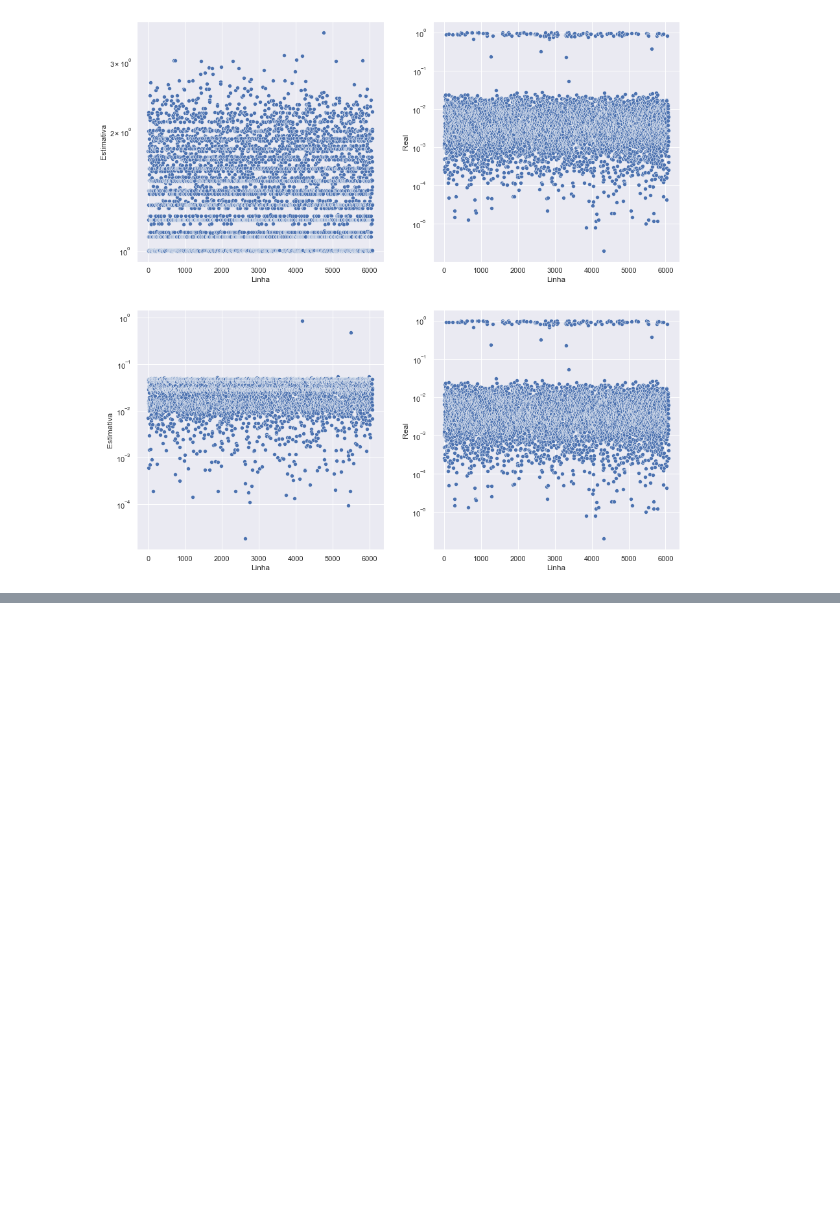
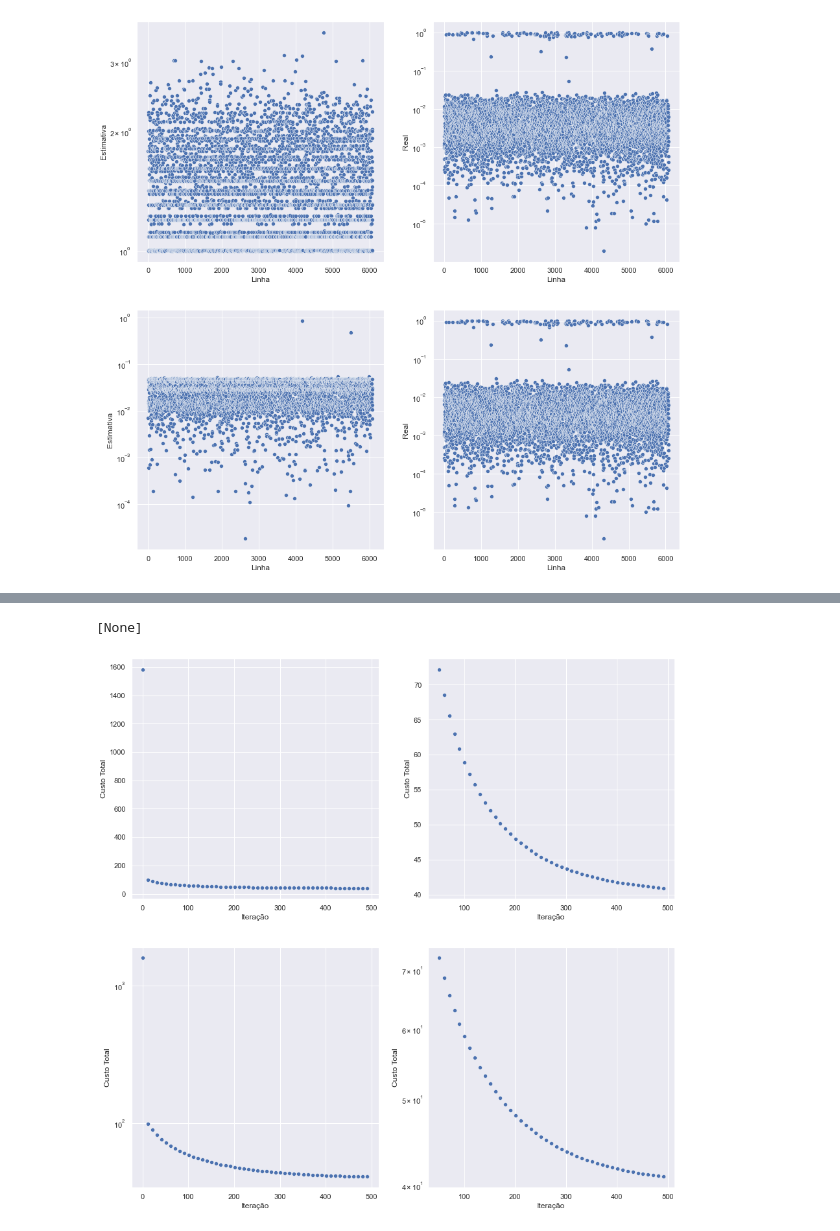
Before and after one commit to smcgustavo/Gradient-descent, a Jupyter notebook: Gradiente Descendente.ipynb, the cells around one changed output, grey strips where cells are left out. Drawn from its saved outputs; the diff is of its cells as text; code cells hidden in the pictures; blank space fills up the shorter version.

```diff
--- a/Gradiente Descendente.ipynb
+++ b/Gradiente Descendente.ipynb
@@ -143,0 +156,45 @@ sns.scatterplot(data = dados_grafico4, x="Linha", y="Real", ax=axes[1,1]).set(ys
+# %%
+#Colunas selecionadas para o DF
+categorias_matriz = ["fixed_acidity","volatile_acidity","citric_acid","residual_sugar","chlorides","free_sulfur_dioxide","total_sulfur_dioxide","density","pH","sulphates","alcohol"]
+matriz_x_v = np.array(vinhos[categorias_matriz], dtype=float)
+
+#Normalizando a matriz
+for x in range(0, len(categorias_matriz)):
+    matriz_x_v.T[x] = (matriz_x_v.T[x] - matriz_x_v.T[x].min()) / (matriz_x_v.T[x].max() - matriz_x_v.T[x].min())
+
+#Normalizando vetor resultados
+vetor_y_v = np.array(vinhos['quality'], dtype=float)
+vetor_y_v = (vetor_y_v - vetor_y_v.min()) / (vetor_y_v.max() - vetor_y_v.min())
+# %%
+#Obtendo o número de thetas - 1
+tamanho = matriz_x_v.shape[1]
+#Criando thetas em valor padrão
+thetas = np.ones(shape= tamanho + 1,dtype=float)
+# %%
+thetas, eixo_x_v, eixo_y_v = gradiente(iteracoes = 500, alpha = 0.2, beta = 0.1,x = matriz_x_v, y = vetor_y_v, theta = thetas)
+# %%
+#Dicionários para gerar os dataframes
+dicionario_v = {"Iteração" : eixo_x_v, "Custo Total" : eixo_y_v}
+dicionario2_v = {"Iteração" : eixo_x_v[5:], "Custo Total" : eixo_y_v[5:]}
+
+dicionario3_v = {"Linha" : [x for x in range(matriz_x_v.shape[0])], "Estimativa" : [hipotese(matriz_x_v[x], np.ones(shape= thetas.shape[0], dtype=float)) for x in range(matriz_x_v.shape[0])]}
+dicionario4_v = {"Linha" : [x for x in range(matriz_x_v.shape[0])], "Real" : [vetor_y_v[x] for x in range(matriz_x_v.shape[0])]}
+dicionario5_v = {"Linha" : [x for x in range(matriz_x_v.shape[0])], "Estimativa" : [hipotese(matriz_x_v[x], thetas) for x in range(matriz_x_v.shape[0])]}
+
+#DataFrame com dicionário
+dados_graficov = pd.DataFrame(dicionario_v)
+dados_grafico2v = pd.DataFrame(dicionario2_v)
+
+dados_grafico3_v = pd.DataFrame(dicionario3_v)
+dados_grafico4_v = pd.DataFrame(dicionario4_v)
+dados_grafico5_v = pd.DataFrame(dicionario5_v)
+# %%
+sns.set()
+fig, axes = plt.subplots(2,2, figsize=(15,15))
+sns.scatterplot(data=dados_graficov, x="Iteração", y="Custo Total", ax=axes[0,0])
+sns.scatterplot(data=dados_grafico2v, x="Iteração", y="Custo Total", ax=axes[0,1])
+sns.scatterplot(data=dados_graficov, x="Iteração", y="Custo Total", ax=axes[1,0]).set(yscale="log")
+sns.scatterplot(data=dados_grafico2v, x="Iteração", y="Custo Total", ax=axes[1,1]).set(yscale="log")
+# %% [output]
+[None]
+[figure, added]
```
Also changed, not shown: parts of 4 cells of this notebook, 1 other file.
